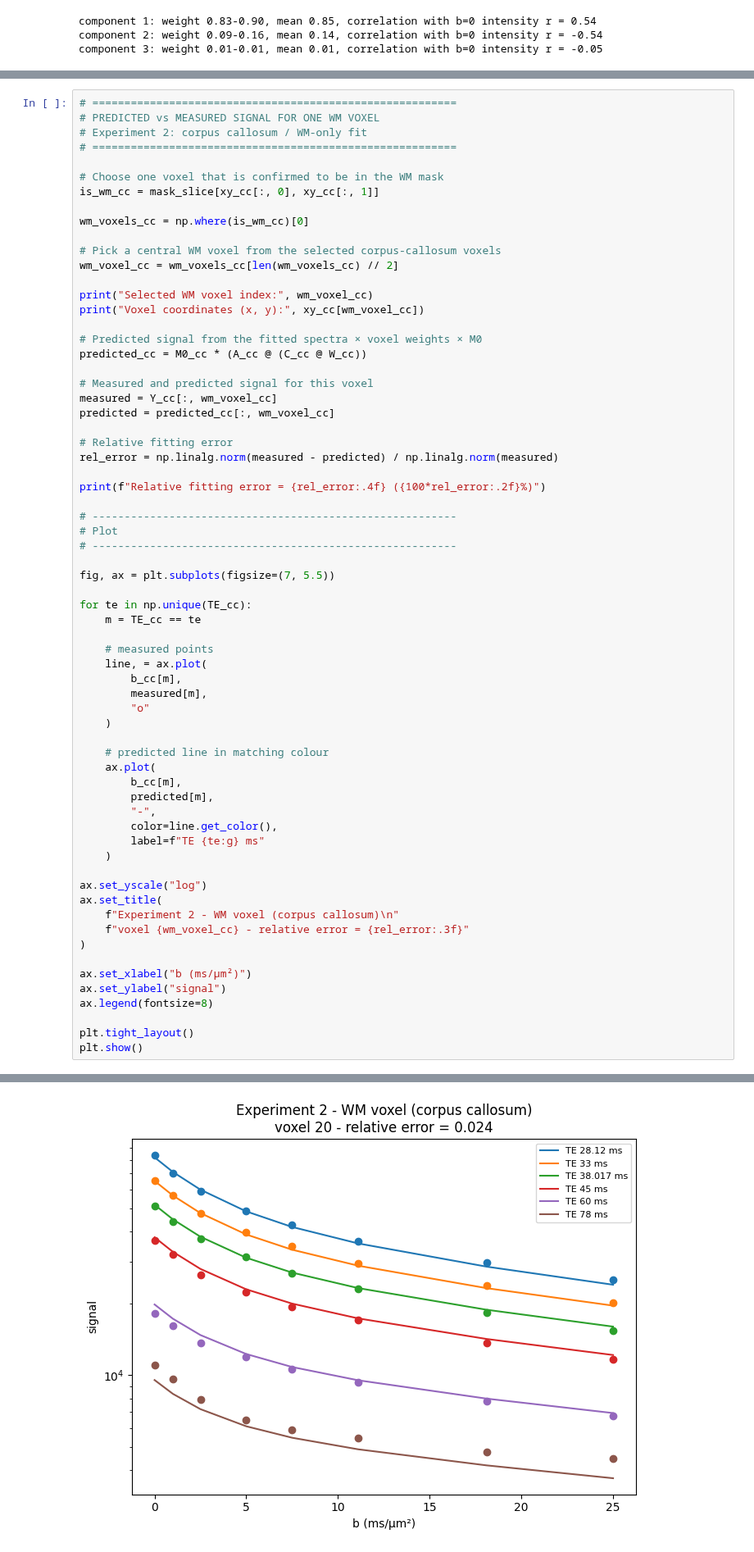
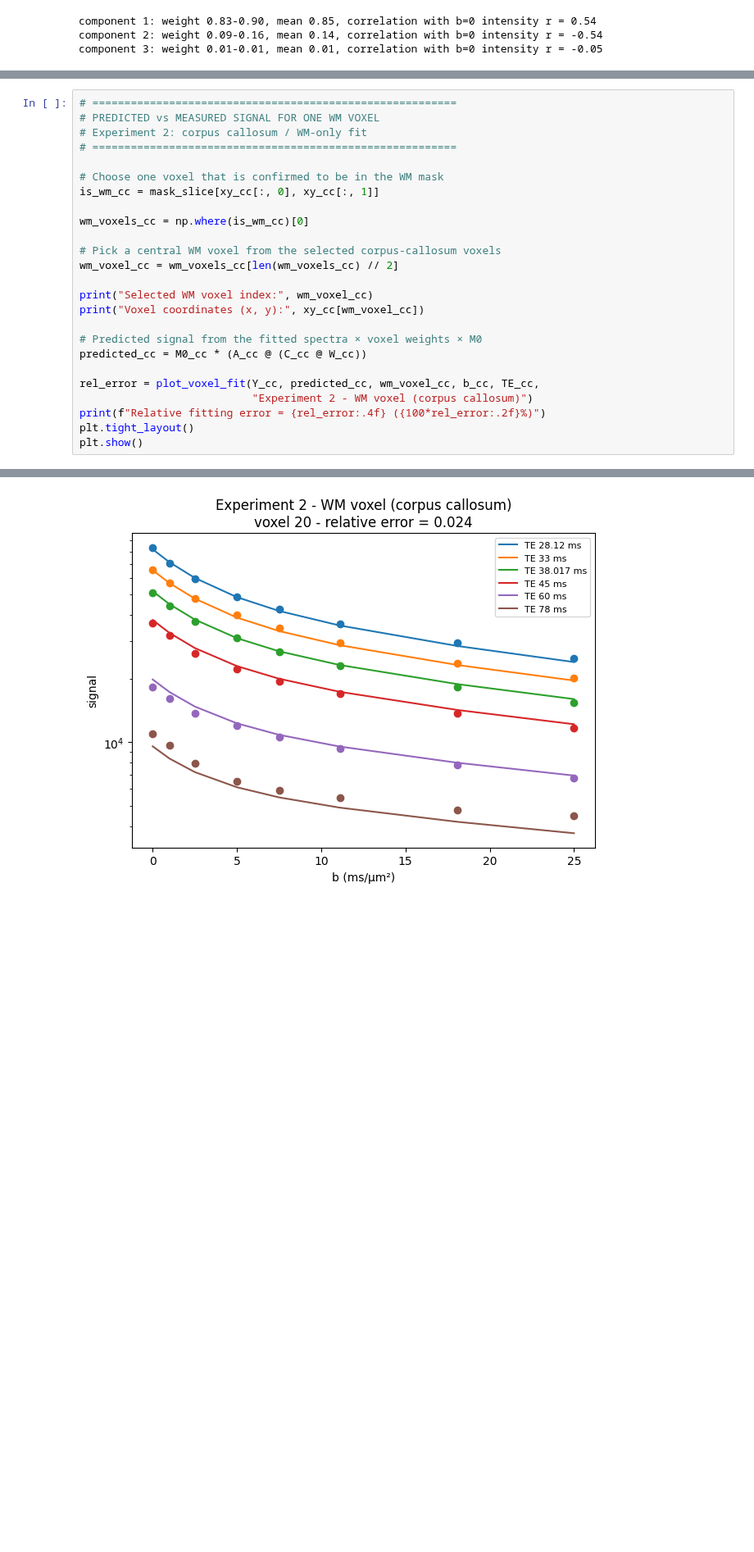
Before and after one commit to mariabrad/bayesCode, a Jupyter notebook: maria-tests-real-data_for_poster_2.ipynb, the cells around one changed output, grey strips where cells are left out. Shown at 82% size. Cells and saved outputs as stored; diff of their text form; blank space fills up the shorter version.

Commit message:
Move plot_voxel_fit to plotting.py

```diff
--- a/maria-tests-real-data_for_poster_2.ipynb
+++ b/maria-tests-real-data_for_poster_2.ipynb
@@ -967,71 +903,30 @@ K = 5:  relative residual 1.60%,  mean weights [0.73 0.08 0.09 0.01 0.09]
 # %%
 # =========================================================
 # PREDICTED vs MEASURED SIGNAL FOR ONE WM VOXEL
 # Experiment 2: corpus callosum / WM-only fit
 # =========================================================
 
 # Choose one voxel that is confirmed to be in the WM mask
 is_wm_cc = mask_slice[xy_cc[:, 0], xy_cc[:, 1]]
 
 wm_voxels_cc = np.where(is_wm_cc)[0]
 
 # Pick a central WM voxel from the selected corpus-callosum voxels
 wm_voxel_cc = wm_voxels_cc[len(wm_voxels_cc) // 2]
 
 print("Selected WM voxel index:", wm_voxel_cc)
 print("Voxel coordinates (x, y):", xy_cc[wm_voxel_cc])
 
 # Predicted signal from the fitted spectra × voxel weights × M0
 predicted_cc = M0_cc * (A_cc @ (C_cc @ W_cc))
 
-# Measured and predicted signal for this voxel
-measured = Y_cc[:, wm_voxel_cc]
-predicted = predicted_cc[:, wm_voxel_cc]
-
-# Relative fitting error
-rel_error = np.linalg.norm(measured - predicted) / np.linalg.norm(measured)
-
+rel_error = plot_voxel_fit(Y_cc, predicted_cc, wm_voxel_cc, b_cc, TE_cc,
+                           "Experiment 2 - WM voxel (corpus callosum)")
 print(f"Relative fitting error = {rel_error:.4f} ({100*rel_error:.2f}%)")
-
-# ---------------------------------------------------------
-# Plot
-# ---------------------------------------------------------
-
-fig, ax = plt.subplots(figsize=(7, 5.5))
-
-for te in np.unique(TE_cc):
-    m = TE_cc == te
-
-    # measured points
-    line, = ax.plot(
-        b_cc[m],
-        measured[m],
-        "o"
-    )
-
-    # predicted line in matching colour
-    ax.plot(
-        b_cc[m],
-        predicted[m],
-        "-",
-        color=line.get_color(),
-        label=f"TE {te:g} ms"
-    )
-
-ax.set_yscale("log")
-ax.set_title(
-    f"Experiment 2 - WM voxel (corpus callosum)\n"
-    f"voxel {wm_voxel_cc} - relative error = {rel_error:.3f}"
-)
-
-ax.set_xlabel("b (ms/µm²)")
-ax.set_ylabel("signal")
-ax.legend(fontsize=8)
-
 plt.tight_layout()
 plt.show()
 # %% [output]
 Selected WM voxel index: 20
 Voxel coordinates (x, y): [ 57 113]
 Relative fitting error = 0.0241 (2.41%)
-[figure, old version]
+[figure, new version]
```
Also changed, not shown: parts of 3 cells of this notebook, 1 other file.
